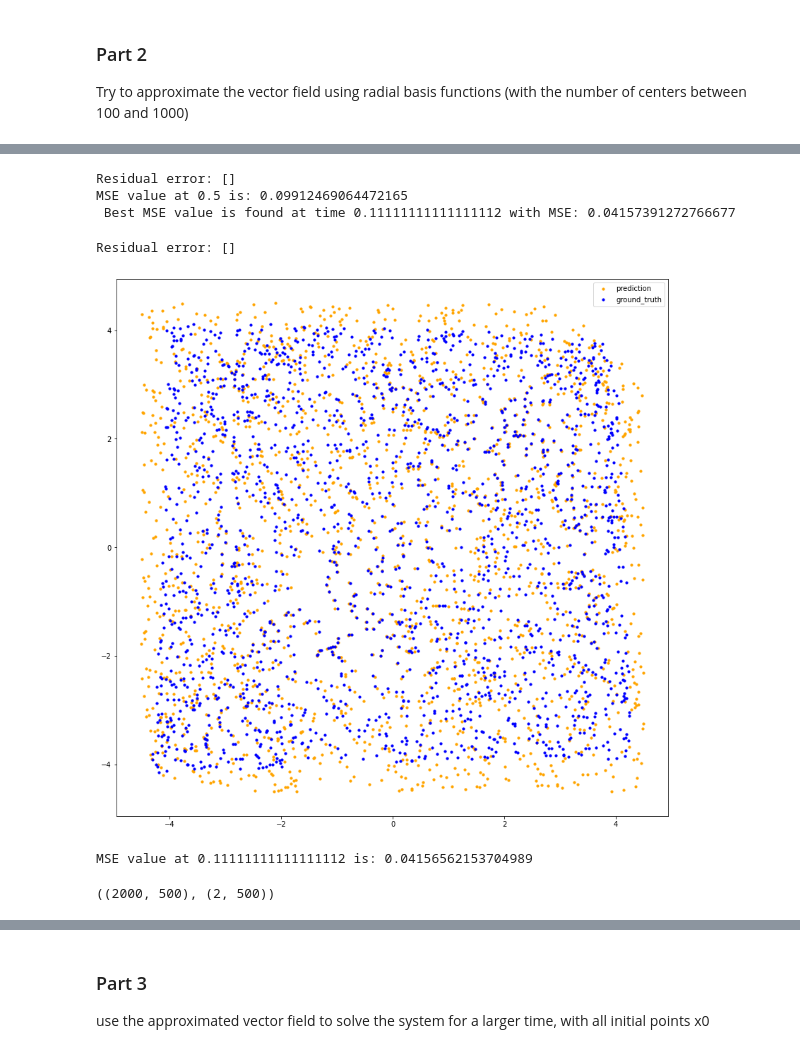
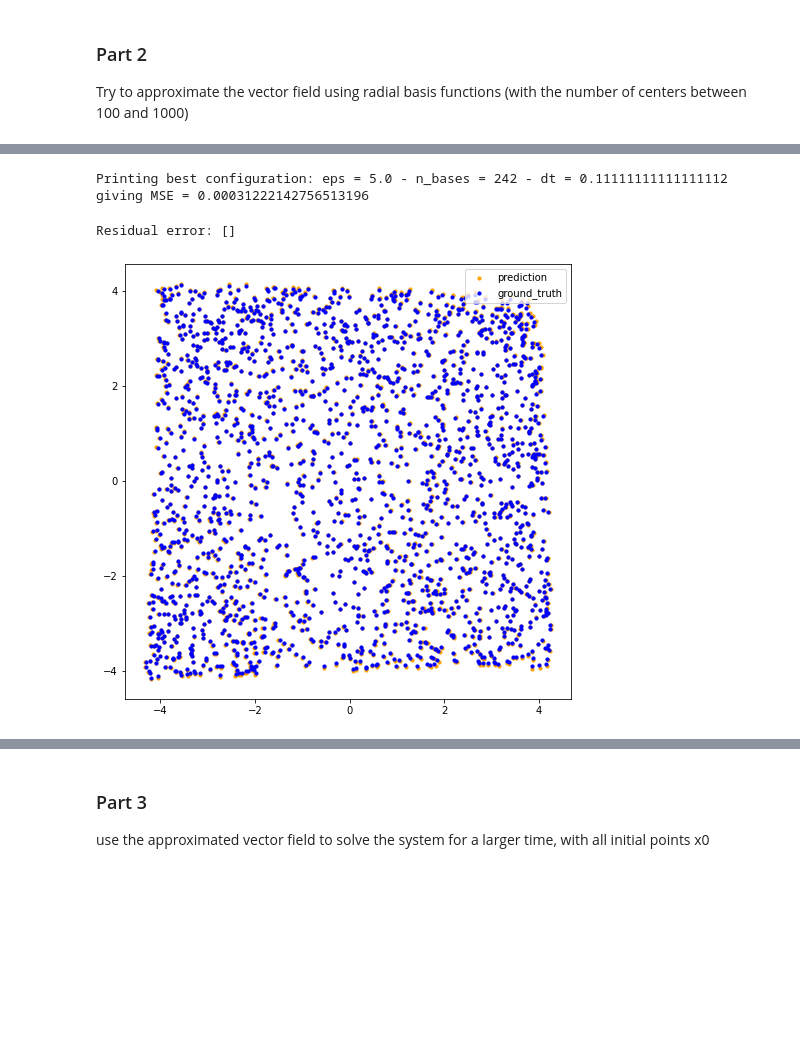
Before and after one commit to AlexPasqua/MLCMS-exercises, a Jupyter notebook: EX5/src/task3.ipynb, the cells around one changed output, grey strips where cells are left out. Cells and saved outputs as stored; diff of their text form; code cells hidden in the pictures; blank space fills up the shorter version.

```diff
--- a/EX5/src/task3.ipynb
+++ b/EX5/src/task3.ipynb
@@ -8,19 +9,5 @@ from scipy.integrate import solve_ivp
 import numpy as np
 import math
-# %%
-# Functions for solve_ivp
-
-def rbf_approx(t, y):
-    list_of_bases = np.empty(shape=(n_bases))
-    for i, center_point in enumerate(centers):
-        subtraction = np.subtract(center_point, y)  # note: center_point is a single point, points are many points -> broadcasting
-        norm = np.linalg.norm(subtraction)
-        basis = np.exp(-norm ** 2 / eps ** 2)
-        list_of_bases[i] = basis
-    return C @ list_of_bases
-
-def linear_approx(t, y):
-    return A @ y
 # %%
 # read the vector field data
 x0, x1 = read_vectorfield_data(base_filename="nonlinear_vectorfield_data")
@@ -95,41 +65,23 @@ KeyboardInterrupt:
+# %%
+# find best configuration
+final_best_mse, eps, n_bases, final_best_dt, centers = find_best_rbf_configuration(x0,x1)
+# %% [output]
+Printing best configuration: eps = 5.0 - n_bases = 242 - dt = 0.11111111111111112 giving MSE = 0.00031222142756513196
 # %%
-# get the best dt and best mse possible
+# utilize best delta_t, plot results
 dt = 0.1
-end_time=0.5
-eps=0.7
-n_bases=500
-plt.rcParams["figure.figsize"] = (14,14)
+end_time=final_best_dt
+plt.rcParams["figure.figsize"] = (8,8)
 v = estimate_vectors(dt, x0, x1)
-centers = np.random.choice(x0.ravel(), replace=False, size=n_bases)
 C, res, _, _, _, eps, phi = approx_nonlin_func(data=(x0,v), n_bases=n_bases, eps=eps, centers=centers)
 print("Residual error:",res)
-x1_pred, best_dt, best_mse = solve_trajectory(x0, x1, rbf_approx, find_best_dt=True, end_time=end_time, plot=False)
-print(f"MSE value at {end_time} is: {np.linalg.norm(x1_pred-x1)**2 / x1.shape[0]}\n Best MSE value is found at time {best_dt} with MSE: {best_mse}")
+x1_pred, _, _ = solve_trajectory(x0, x1, rbf_approx, find_best_dt=False, end_time=end_time, args=[centers, eps, C], plot=False)
+plt.scatter([el[0] for el in x1_pred], [el[1] for el in x1_pred], c='orange', s=10, label='prediction')
+plt.scatter(x1[:,0], x1[:,1], c='blue', s=10, label='ground_truth')
+plt.legend()
+plt.show()
 # %% [output]
 Residual error: []
-MSE value at 0.5 is: 0.09912469064472165
- Best MSE value is found at time 0.11111111111111112 with MSE: 0.04157391272766677
+[figure, added]
-# %%
-# utilize best delta_t, plot results
-dt = 0.1
-end_time=best_dt
-plt.rcParams["figure.figsize"] = (14,14)
-v = estimate_vectors(dt, x0, x1)
-C, res, _, _, _, eps, phi = approx_nonlin_func(data=(x0,v), n_bases=n_bases, eps=eps, centers=centers)
-print("Residual error:",res)
-x1_pred, _, _ = solve_trajectory(x0, x1, rbf_approx, find_best_dt=False, end_time=end_time, plot=False)
-plt.scatter([el[0] for el in x1_pred], [el[1] for el in x1_pred], c='orange', s=10, label='prediction')
-plt.scatter(x1[:,0], x1[:,1], c='blue', s=10, label='ground_truth')
-plt.legend()
-plt.show()
-print(f"MSE value at {end_time} is: {np.linalg.norm(x1_pred-x1)**2 / x1.shape[0]}")
-# %% [output]
-Residual error: []
-[figure, removed]
-MSE value at 0.11111111111111112 is: 0.04156562153704989
-# %%
-phi.shape, C.shape
-# %% [output]
-((2000, 500), (2, 500))
 # %%
 # show phase portrait for best configuration
```
Also changed, not shown: parts of 8 cells of this notebook, 1 other file.
